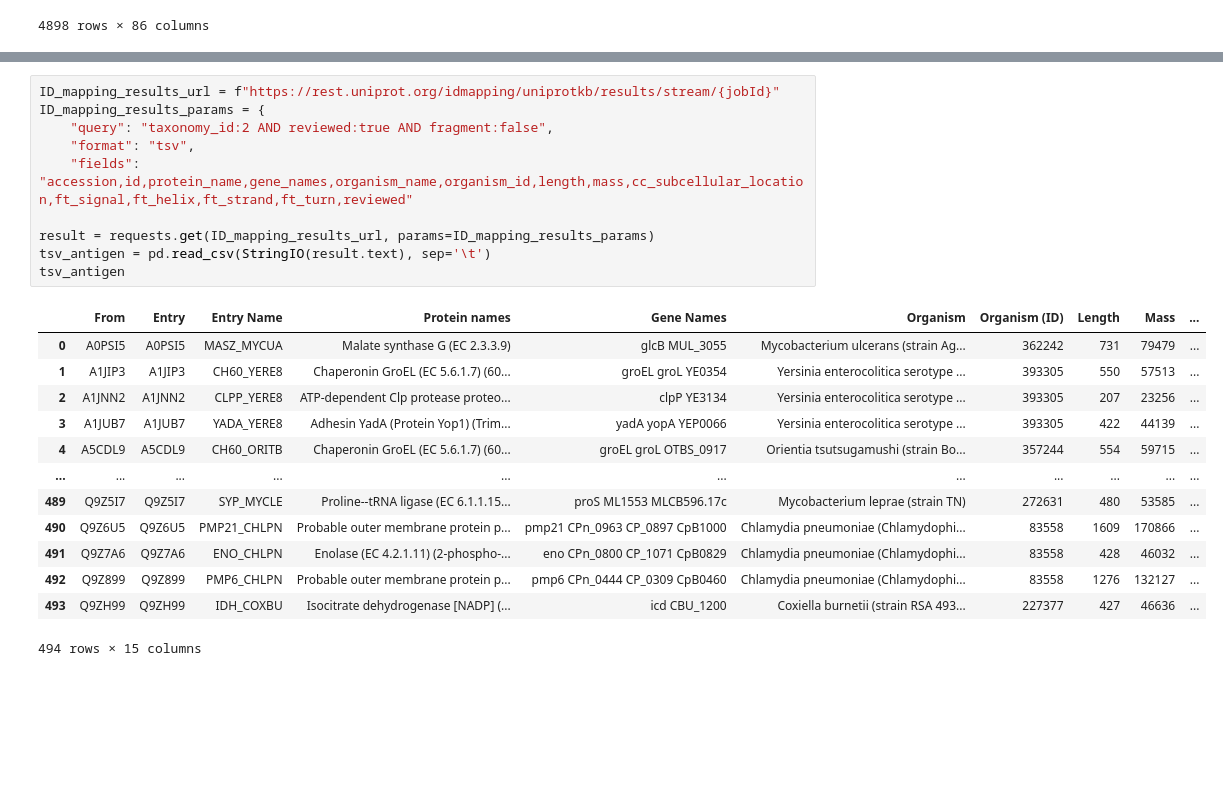
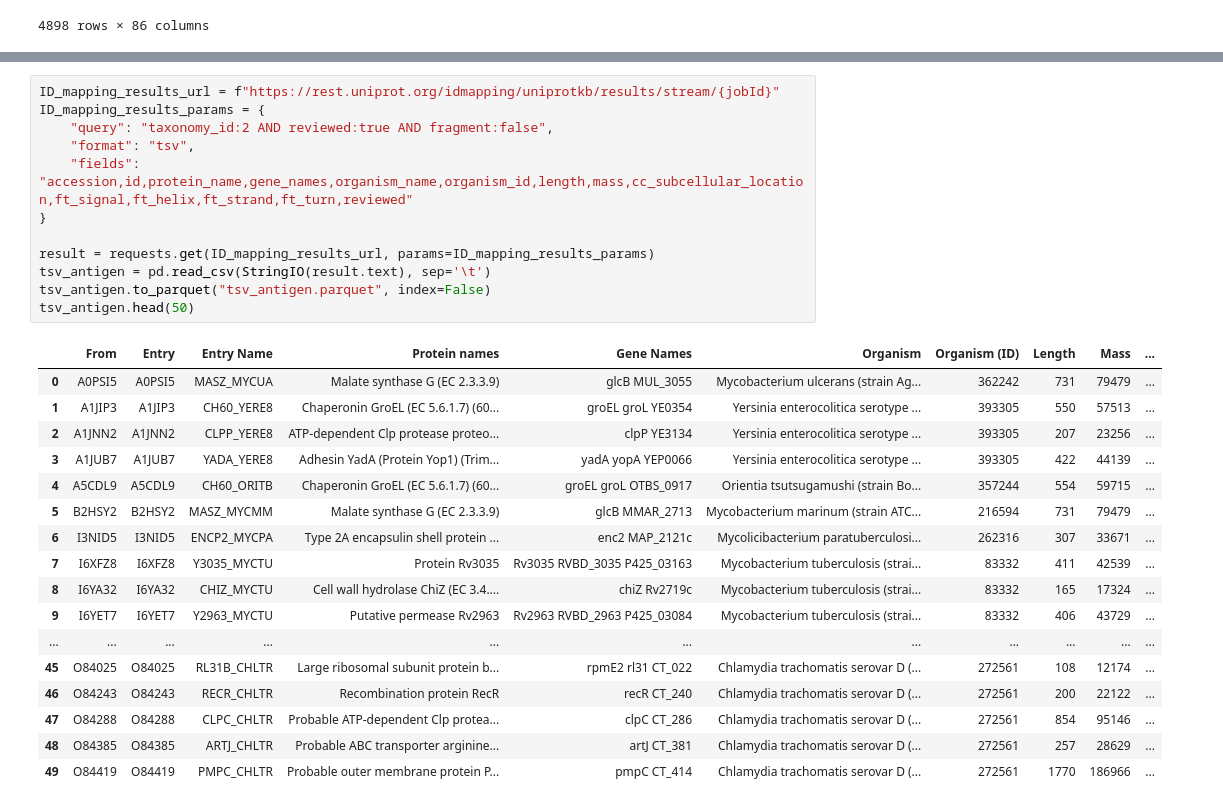
Before and after one commit to gnanasandeep/AntigenicityPred, a Jupyter notebook: DATA/SEQUENCES-COLLECTION/Downloading_Sequences.ipynb, the cells around one changed output, grey strips where cells are left out. Cells and saved outputs as stored; diff of their text form; blank space fills up the shorter version.

Commit message:
DATA -> SEQUENCES-COLLECTION -> {antigen.fasta.gz : tsv_antigen.parquet : non_antigen.fasta.gz : tsv_non_antigen.parquet}

```diff
--- a/DATA/SEQUENCES-COLLECTION/Downloading_Sequences.ipynb
+++ b/DATA/SEQUENCES-COLLECTION/Downloading_Sequences.ipynb
@@ -172,24 +238,30 @@ with open("antigenic_sequences.fasta", "w") as file:
 # %%
 ID_mapping_results_url = f"https://rest.uniprot.org/idmapping/uniprotkb/results/stream/{jobId}"
 ID_mapping_results_params = {
     "query": "taxonomy_id:2 AND reviewed:true AND fragment:false",
     "format": "tsv",
     "fields": "accession,id,protein_name,gene_names,organism_name,organism_id,length,mass,cc_subcellular_location,ft_signal,ft_helix,ft_strand,ft_turn,reviewed"
+}
 
 result = requests.get(ID_mapping_results_url, params=ID_mapping_results_params)
 tsv_antigen = pd.read_csv(StringIO(result.text), sep='\t')
-tsv_antigen
+tsv_antigen.to_parquet("tsv_antigen.parquet", index=False)
+tsv_antigen.head(50)
 # %% [output]
 |  | From | Entry | Entry Name | Protein names | Gene Names | Organism | Organism (ID) | Length | Mass | ... |
 | 0 | A0PSI5 | A0PSI5 | MASZ_MYCUA | Malate synthase G (EC 2.3.3.9) | glcB MUL_3055 | Mycobacterium ulcerans (strain Ag... | 362242 | 731 | 79479 | ... |
 | 1 | A1JIP3 | A1JIP3 | CH60_YERE8 | Chaperonin GroEL (EC 5.6.1.7) (60... | groEL groL YE0354 | Yersinia enterocolitica serotype ... | 393305 | 550 | 57513 | ... |
 | 2 | A1JNN2 | A1JNN2 | CLPP_YERE8 | ATP-dependent Clp protease proteo... | clpP YE3134 | Yersinia enterocolitica serotype ... | 393305 | 207 | 23256 | ... |
 | 3 | A1JUB7 | A1JUB7 | YADA_YERE8 | Adhesin YadA (Protein Yop1) (Trim... | yadA yopA YEP0066 | Yersinia enterocolitica serotype ... | 393305 | 422 | 44139 | ... |
 | 4 | A5CDL9 | A5CDL9 | CH60_ORITB | Chaperonin GroEL (EC 5.6.1.7) (60... | groEL groL OTBS_0917 | Orientia tsutsugamushi (strain Bo... | 357244 | 554 | 59715 | ... |
+| 5 | B2HSY2 | B2HSY2 | MASZ_MYCMM | Malate synthase G (EC 2.3.3.9) | glcB MMAR_2713 | Mycobacterium marinum (strain ATC... | 216594 | 731 | 79479 | ... |
+| 6 | I3NID5 | I3NID5 | ENCP2_MYCPA | Type 2A encapsulin shell protein ... | enc2 MAP_2121c | Mycolicibacterium paratuberculosi... | 262316 | 307 | 33671 | ... |
+| 7 | I6XFZ8 | I6XFZ8 | Y3035_MYCTU | Protein Rv3035 | Rv3035 RVBD_3035 P425_03163 | Mycobacterium tuberculosis (strai... | 83332 | 411 | 42539 | ... |
+| 8 | I6YA32 | I6YA32 | CHIZ_MYCTU | Cell wall hydrolase ChiZ (EC 3.4.... | chiZ Rv2719c | Mycobacterium tuberculosis (strai... | 83332 | 165 | 17324 | ... |
+| 9 | I6YET7 | I6YET7 | Y2963_MYCTU | Putative permease Rv2963 | Rv2963 RVBD_2963 P425_03084 | Mycobacterium tuberculosis (strai... | 83332 | 406 | 43729 | ... |
 | ... | ... | ... | ... | ... | ... | ... | ... | ... | ... | ... |
-| 489 | Q9Z5I7 | Q9Z5I7 | SYP_MYCLE | Proline--tRNA ligase (EC 6.1.1.15... | proS ML1553 MLCB596.17c | Mycobacterium leprae (strain TN) | 272631 | 480 | 53585 | ... |
-| 490 | Q9Z6U5 | Q9Z6U5 | PMP21_CHLPN | Probable outer membrane protein p... | pmp21 CPn_0963 CP_0897 CpB1000 | Chlamydia pneumoniae (Chlamydophi... | 83558 | 1609 | 170866 | ... |
-| 491 | Q9Z7A6 | Q9Z7A6 | ENO_CHLPN | Enolase (EC 4.2.1.11) (2-phospho-... | eno CPn_0800 CP_1071 CpB0829 | Chlamydia pneumoniae (Chlamydophi... | 83558 | 428 | 46032 | ... |
-| 492 | Q9Z899 | Q9Z899 | PMP6_CHLPN | Probable outer membrane protein p... | pmp6 CPn_0444 CP_0309 CpB0460 | Chlamydia pneumoniae (Chlamydophi... | 83558 | 1276 | 132127 | ... |
-| 493 | Q9ZH99 | Q9ZH99 | IDH_COXBU | Isocitrate dehydrogenase [NADP] (... | icd CBU_1200 | Coxiella burnetii (strain RSA 493... | 227377 | 427 | 46636 | ... |
+| 45 | O84025 | O84025 | RL31B_CHLTR | Large ribosomal subunit protein b... | rpmE2 rl31 CT_022 | Chlamydia trachomatis serovar D (... | 272561 | 108 | 12174 | ... |
+| 46 | O84243 | O84243 | RECR_CHLTR | Recombination protein RecR | recR CT_240 | Chlamydia trachomatis serovar D (... | 272561 | 200 | 22122 | ... |
+| 47 | O84288 | O84288 | CLPC_CHLTR | Probable ATP-dependent Clp protea... | clpC CT_286 | Chlamydia trachomatis serovar D (... | 272561 | 854 | 95146 | ... |
+| 48 | O84385 | O84385 | ARTJ_CHLTR | Probable ABC transporter arginine... | artJ CT_381 | Chlamydia trachomatis serovar D (... | 272561 | 257 | 28629 | ... |
+| 49 | O84419 | O84419 | PMPC_CHLTR | Probable outer membrane protein P... | pmpC CT_414 | Chlamydia trachomatis serovar D (... | 272561 | 1770 | 186966 | ... |
-494 rows × 15 columns
```
Also changed, not shown: parts of 30 cells of this notebook, 6 other files.
